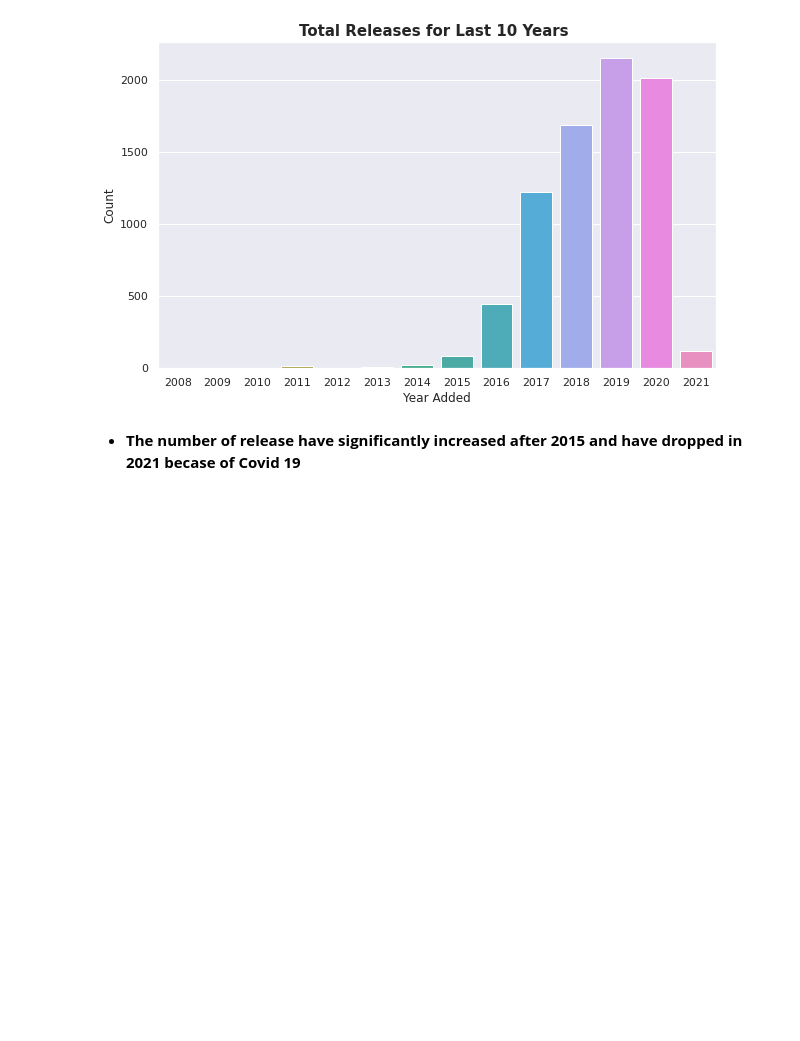
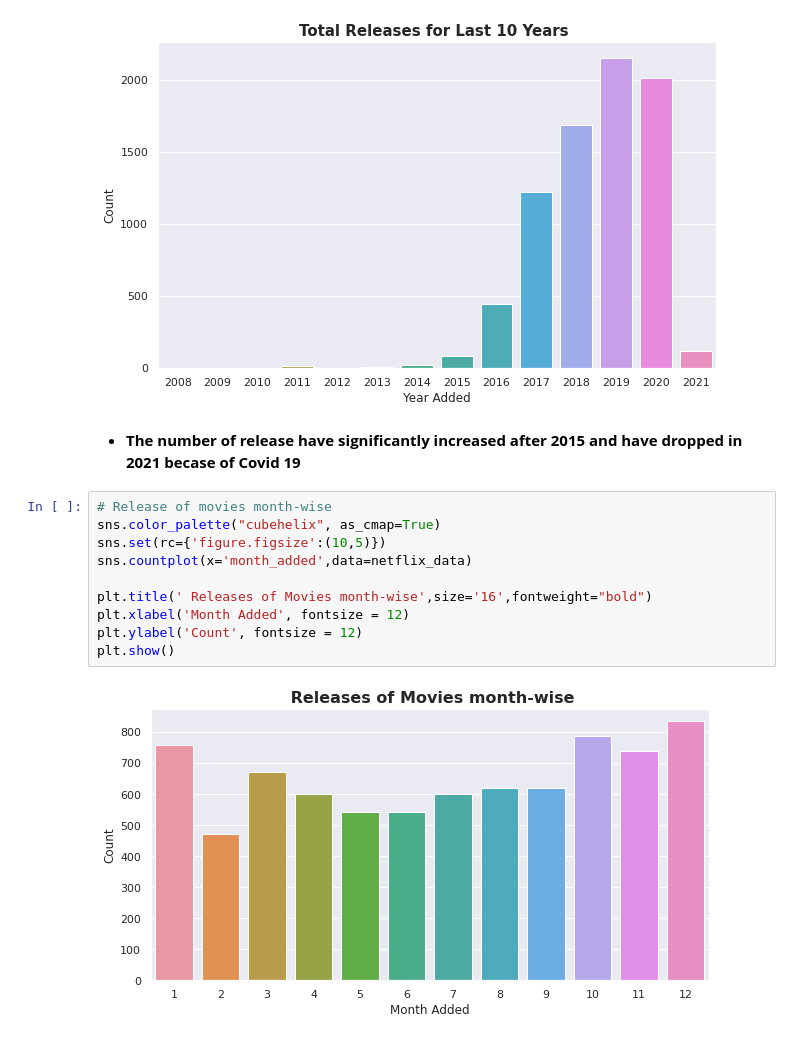
Before and after one commit to ShuklaRajni/Netflix_Movies_and_Tv_shows, a Jupyter notebook: NETFLIX_MOVIES_AND_TV_SHOWS_CLUSTERING.ipynb, the cells around one changed output. Saved outputs shown, nothing was run; the diff lists cells and outputs as text; blank space fills up the shorter version.

```diff
--- a/NETFLIX_MOVIES_AND_TV_SHOWS_CLUSTERING.ipynb
+++ b/NETFLIX_MOVIES_AND_TV_SHOWS_CLUSTERING.ipynb
@@ -398,3 +398,15 @@ plt.show()
 [figure]
 # %% [markdown]
 *   **The number of release have significantly increased after 2015 and have dropped in 2021 becase of Covid 19**
+# %%
+# Release of movies month-wise
+sns.color_palette("cubehelix", as_cmap=True)
+sns.set(rc={'figure.figsize':(10,5)})
+sns.countplot(x='month_added',data=netflix_data)
+
+plt.title(' Releases of Movies month-wise',size='16',fontweight="bold")
+plt.xlabel('Month Added', fontsize = 12)
+plt.ylabel('Count', fontsize = 12)
+plt.show()
+# %% [output]
+[figure, added]
```
Also changed, not shown: parts of 10 cells of this notebook.
